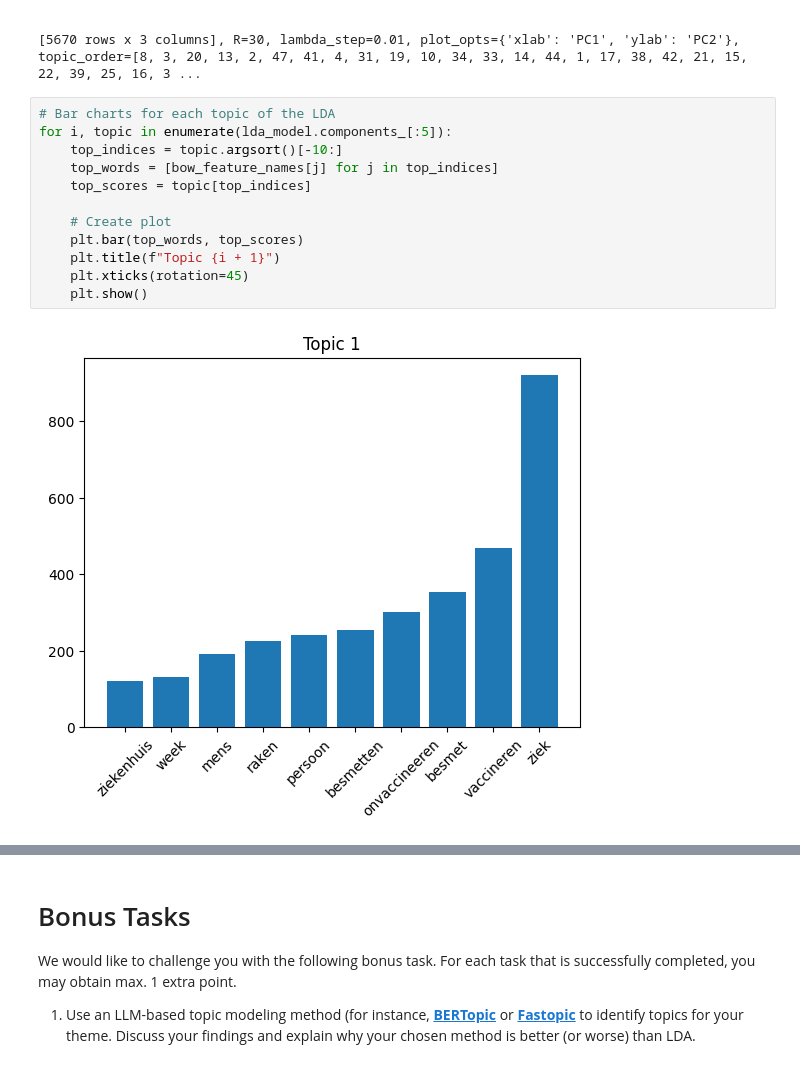
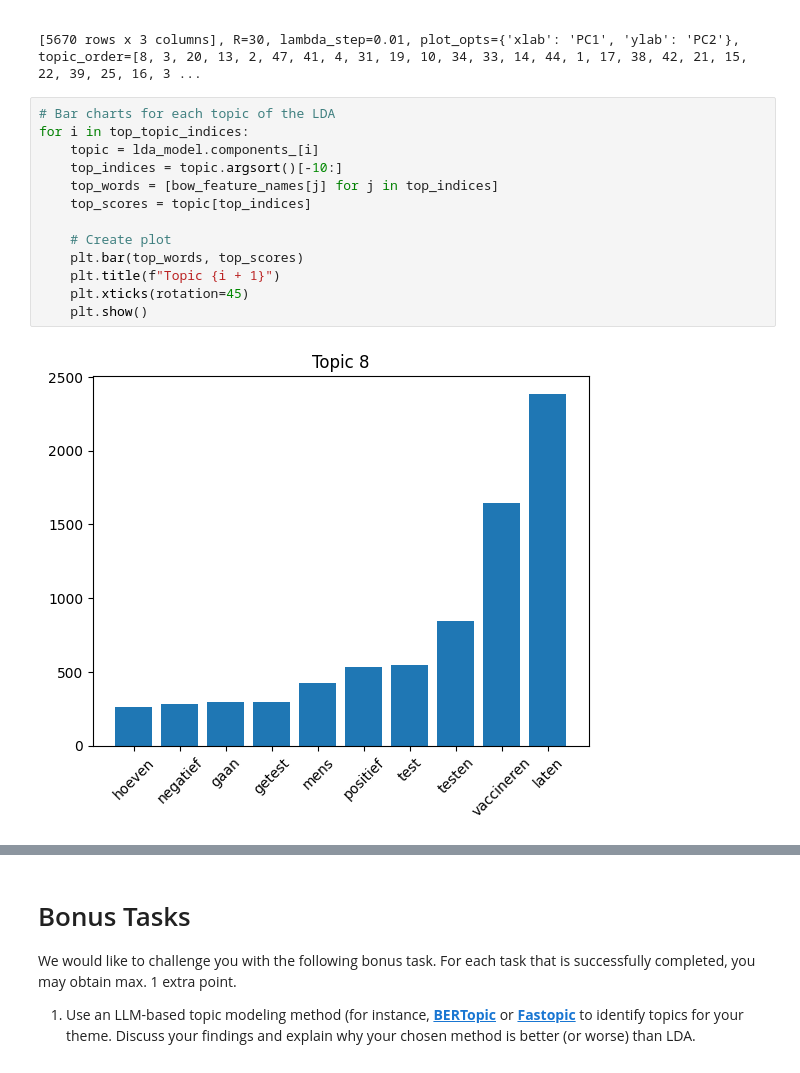
Before and after one commit to dmHarmsen/APML-Assignement-2, a Jupyter notebook: Assignment_3.ipynb, the cells around one changed output, grey strips where cells are left out. Cells and saved outputs as stored; diff of their text form.

Commit message:
Minor visualization changes
Made some minor changes so that task 2.2 now shows the visualization of the top 5 indices.

```diff
--- a/Assignment_3.ipynb
+++ b/Assignment_3.ipynb
@@ -395,15 +395,16 @@ topic
 [5670 rows x 3 columns], R=30, lambda_step=0.01, plot_opts={'xlab': 'PC1', 'ylab': 'PC2'}, topic_order=[8, 3, 20, 13, 2, 47, 41, 4, 31, 19, 10, 34, 33, 14, 44, 1, 17, 38, 42, 21, 15, 22, 39, 25, 16, 3 ...
 # %%
 # Bar charts for each topic of the LDA
-for i, topic in enumerate(lda_model.components_[:5]):
+for i in top_topic_indices:
+    topic = lda_model.components_[i]
     top_indices = topic.argsort()[-10:]
     top_words = [bow_feature_names[j] for j in top_indices]
     top_scores = topic[top_indices]
 
     # Create plot
     plt.bar(top_words, top_scores)
     plt.title(f"Topic {i + 1}")
     plt.xticks(rotation=45)
     plt.show()
 # %% [output]
-[figure, old version]
+[figure, new version]
```
Also changed, not shown: parts of 5 cells of this notebook.
